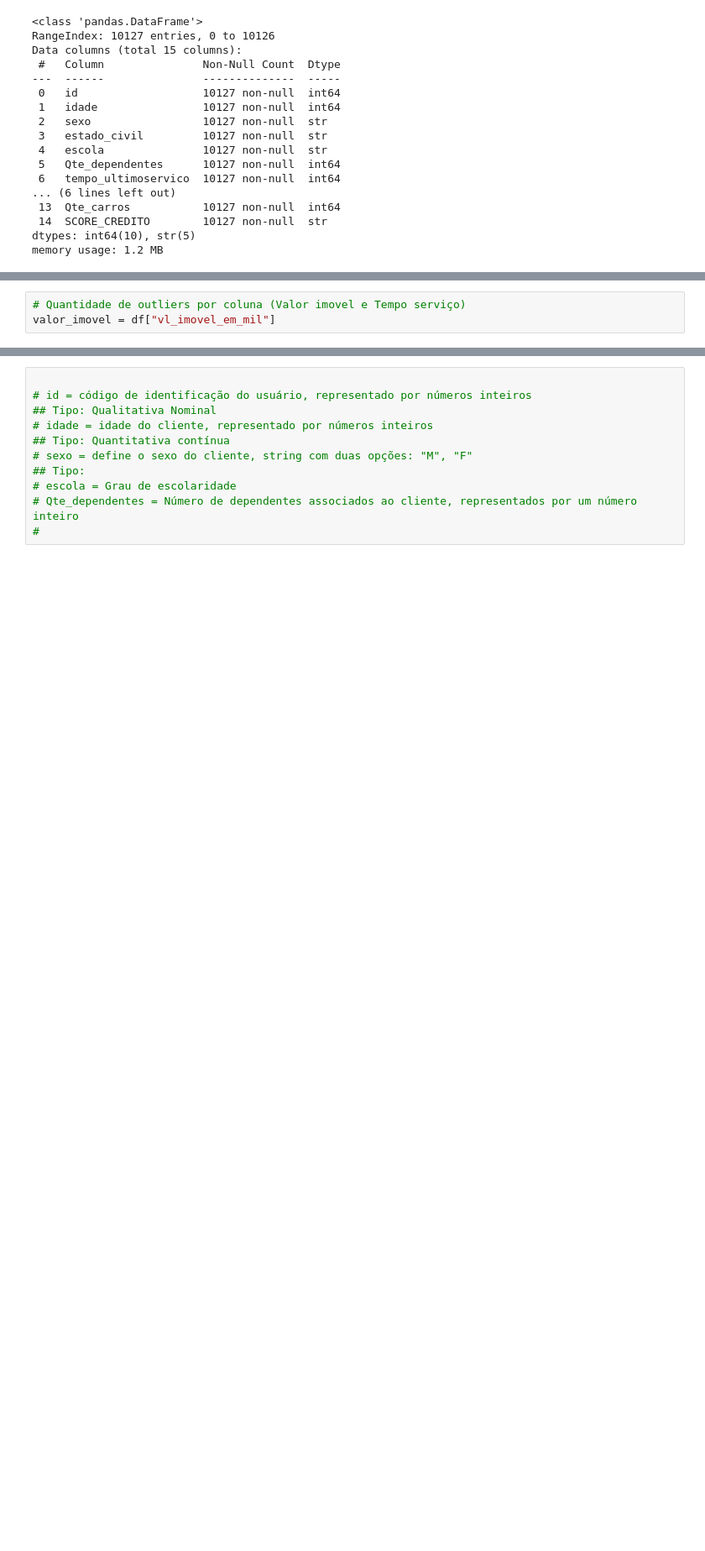
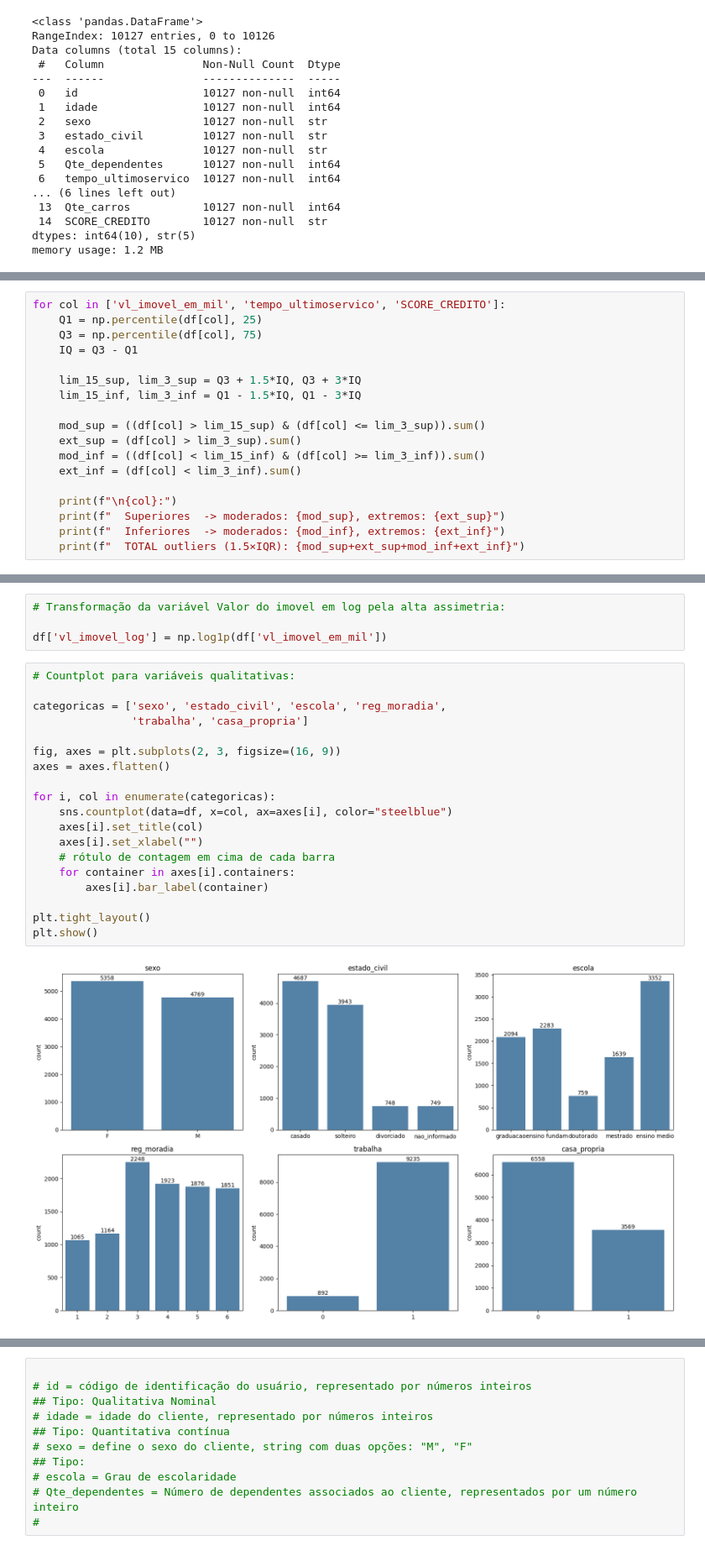
Before and after one commit to tavianu/grupo1, a Jupyter notebook: Applied Statistics/Resolução_Trabalho.ipynb, the cells around one changed output, grey strips where cells are left out. Shown at 84% size. Cells and saved outputs as stored; diff of their text form; blank space fills up the shorter version.

```diff
--- a/Applied Statistics/Resolução_Trabalho.ipynb
+++ b/Applied Statistics/Resolução_Trabalho.ipynb
@@ -110,3 +130,18 @@ plt.show()
 # %%
-# Quantidade de outliers por coluna (Valor imovel e Tempo serviço)
-valor_imovel = df["vl_imovel_em_mil"]
+for col in ['vl_imovel_em_mil', 'tempo_ultimoservico', 'SCORE_CREDITO']:
+    Q1 = np.percentile(df[col], 25)
+    Q3 = np.percentile(df[col], 75)
+    IQ = Q3 - Q1
+
+    lim_15_sup, lim_3_sup = Q3 + 1.5*IQ, Q3 + 3*IQ
+    lim_15_inf, lim_3_inf = Q1 - 1.5*IQ, Q1 - 3*IQ
+
+    mod_sup = ((df[col] > lim_15_sup) & (df[col] <= lim_3_sup)).sum()
+    ext_sup = (df[col] > lim_3_sup).sum()
+    mod_inf = ((df[col] < lim_15_inf) & (df[col] >= lim_3_inf)).sum()
+    ext_inf = (df[col] < lim_3_inf).sum()
+
+    print(f"\n{col}:")
+    print(f"  Superiores  -> moderados: {mod_sup}, extremos: {ext_sup}")
+    print(f"  Inferiores  -> moderados: {mod_inf}, extremos: {ext_inf}")
+    print(f"  TOTAL outliers (1.5×IQR): {mod_sup+ext_sup+mod_inf+ext_inf}")
@@ -112,0 +181,25 @@ valor_imovel = df["vl_imovel_em_mil"]
+# %%
+# Transformação da variável Valor do imovel em log pela alta assimetria:
+
+df['vl_imovel_log'] = np.log1p(df['vl_imovel_em_mil'])
+# %%
+# Countplot para variáveis qualitativas:
+
+categoricas = ['sexo', 'estado_civil', 'escola', 'reg_moradia',
+               'trabalha', 'casa_propria']
+
+fig, axes = plt.subplots(2, 3, figsize=(16, 9))
+axes = axes.flatten()
+
+for i, col in enumerate(categoricas):
+    sns.countplot(data=df, x=col, ax=axes[i], color="steelblue")
+    axes[i].set_title(col)
+    axes[i].set_xlabel("")
+    # rótulo de contagem em cima de cada barra
+    for container in axes[i].containers:
+        axes[i].bar_label(container)
+
+plt.tight_layout()
+plt.show()
+# %% [output]
+[figure, added]
```
Also changed, not shown: parts of 14 cells of this notebook, 3 other files.
